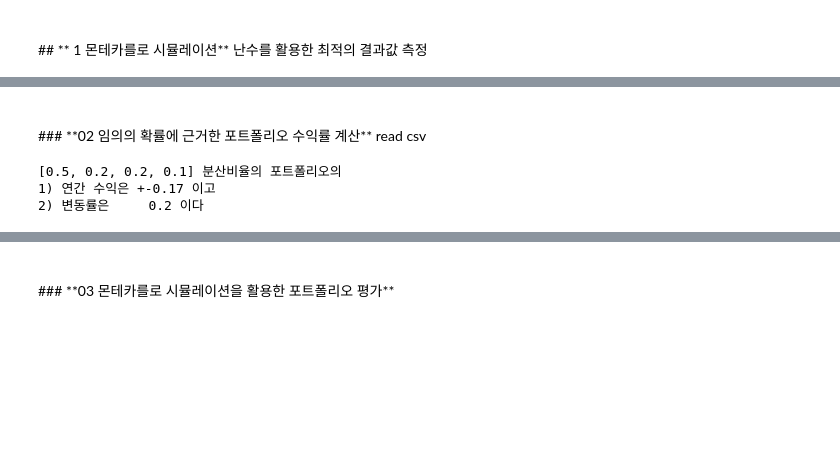
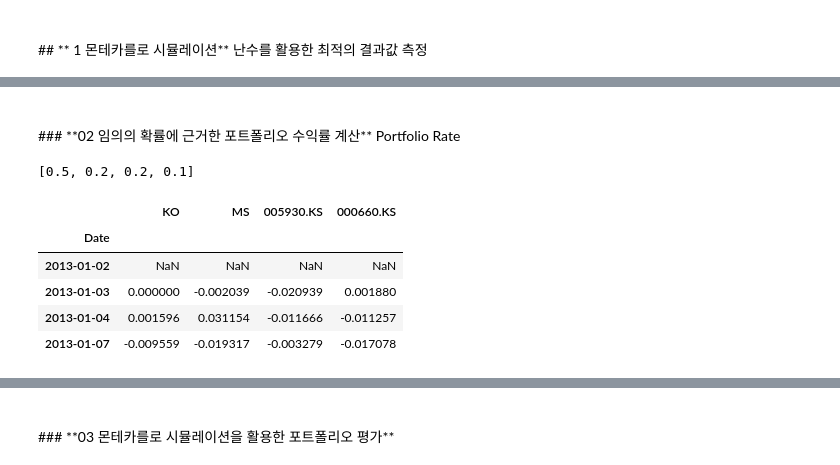
Before and after one commit to YongBeomKim/FinanceBasic2018, a Jupyter notebook: 05-4.Finance - Monte.ipynb, the cells around one changed output, grey strips where cells are left out. Saved outputs shown, nothing was run; the diff lists cells and outputs as text; code cells hidden in the pictures; blank space fills up the shorter version.

```diff
--- a/05-4.Finance - Monte.ipynb
+++ b/05-4.Finance - Monte.ipynb
@@ -80,24 +90,4 @@ prices.tail(3)
 # %% [markdown]
 <br>
 ### **02 임의의 확률에 근거한 포트폴리오 수익률 계산**
-read csv
+Portfolio Rate
-# %%
-portfolio_rate     = [0.5, 0.2, 0.2, 0.1]
-returns            = prices.pct_change()
-cov_returns        = returns.cov()
-mean_daily_returns = returns.mean()
-weights            = np.asarray(portfolio_rate)
-
-portfolio_return   = round(np.sum(
-    mean_daily_returns * weights) * 252, 2)
-
-portfolio_std_dev  = round(np.sqrt(
-    np.dot(weights.T,
-           np.dot(cov_returns, weights)) ) * np.sqrt(252), 2)
-
-print('{} 분산비율의 포트폴리오의 \n1) 연간 수익은 +-{} 이고 \n2) 변동률은     {} 이다'.format(
-    portfolio_rate, portfolio_return, portfolio_std_dev))
-# %% [output]
-[0.5, 0.2, 0.2, 0.1] 분산비율의 포트폴리오의
-1) 연간 수익은 +-0.17 이고
-2) 변동률은     0.2 이다
@@ -103,0 +97,15 @@ print('{} 분산비율의 포트폴리오의 \n1) 연간 수익은 +-{} 이고 \
+# %%
+portfolio_rate     = [0.5, 0.2, 0.2, 0.1]
+portfolio_rate
+# %% [output]
+[0.5, 0.2, 0.2, 0.1]
+# %%
+returns            = prices.pct_change()
+returns.head(4)
+# %% [output]
+|  | KO | MS | 005930.KS | 000660.KS |
+| Date |  |  |  |  |
+| 2013-01-02 | NaN | NaN | NaN | NaN |
+| 2013-01-03 | 0.000000 | -0.002039 | -0.020939 | 0.001880 |
+| 2013-01-04 | 0.001596 | 0.031154 | -0.011666 | -0.011257 |
+| 2013-01-07 | -0.009559 | -0.019317 | -0.003279 | -0.017078 |
```
Also changed, not shown: parts of 49 cells of this notebook, 15 other files.
